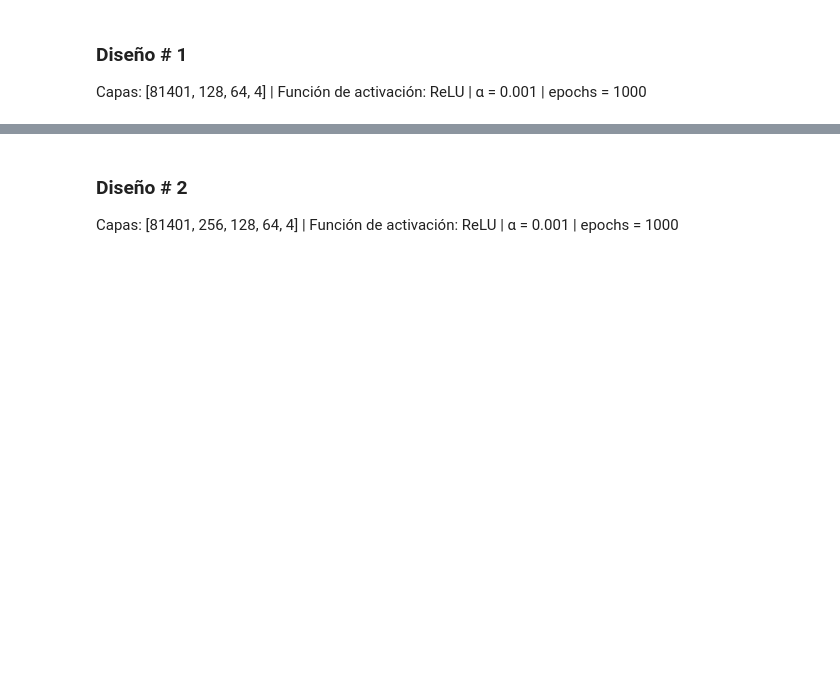
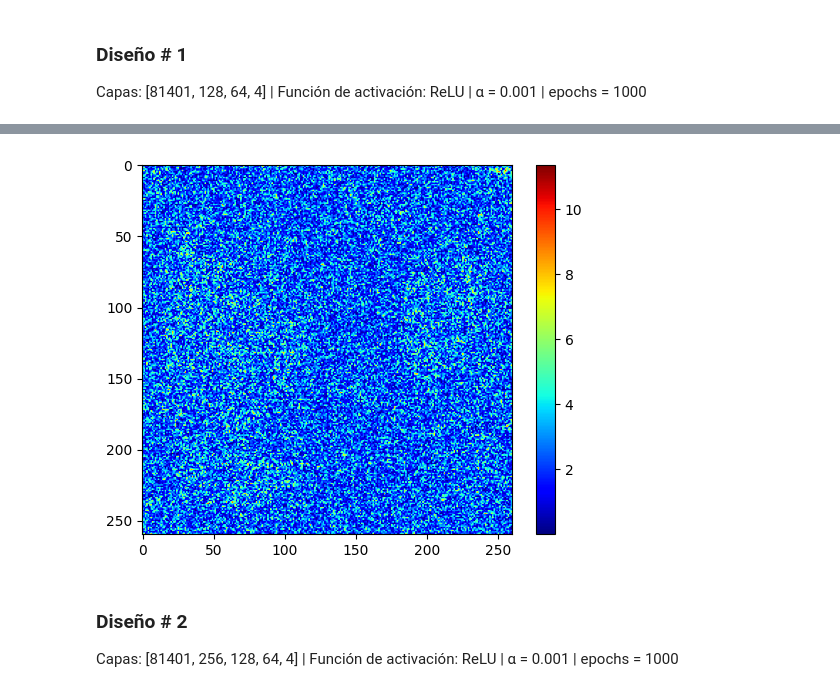
Before and after one commit to JulianCamacho/CE-5506-Reconocimiento-de-Patrones, a Jupyter notebook: Proyecto2/Proyecto2.ipynb, the cells around one changed output, grey strips where cells are left out. Drawn from its saved outputs; the diff is of its cells as text; code cells hidden in the pictures; blank space fills up the shorter version.

```diff
--- a/Proyecto2/Proyecto2.ipynb
+++ b/Proyecto2/Proyecto2.ipynb
@@ -310,0 +307,84 @@ pil_image.show()
+# %%
+import torch
+import torch.nn as nn
+
+class MLP(nn.Module):
+    def __init__(self, input_dim, hidden_dim, output_dim):
+        super(MLP, self).__init__()
+        self.fc1 = nn.Linear(input_dim, hidden_dim)
+        self.fc2 = nn.Linear(hidden_dim, output_dim)
+
+    def forward(self, x):
+        x = torch.relu(self.fc1(x))
+        x = self.fc2(x)
+        return x
+
+# Prepare the pre-trained MLP model
+input_size = X_train_tensor.shape[1]
+print(input_size)
+hidden_sizes = 64
+num_classes = 4
+activation = F.relu
+model = MLP(input_size, hidden_sizes, num_classes)
+
+# Define the loss function and optimizer
+criterion = nn.MSELoss()
+optimizer = optim.Adam(model.parameters(), lr=0.001)
+
+# Training loop
+num_epochs = 30
+for epoch in range(num_epochs):
+    model.train()
+    optimizer.zero_grad()
+
+    # Forward pass
+    output = model(X_train_tensor)
+    loss = criterion(output, y_onehot)
+
+    # Backward pass and optimization
+    loss.backward()
+    optimizer.step()
+
+    # Print training loss
+    if (epoch+1) % 10 == 0:
+        print(f"Epoch: {epoch+1}/{num_epochs}, Loss: {loss.item()}")
+
+# Save the trained model
+torch.save(model.state_dict(), 'trained_model.pth')
+# Load the trained model
+model = MLP(input_size, hidden_sizes, num_classes)
+model.load_state_dict(torch.load('trained_model.pth'))
+model.eval()
+
+# Function to calculate saliency map
+def calculate_saliency_map(model, input_data):
+    input_data = input_data.unsqueeze(0)  # Add an extra dimension for batch size if needed
+    #input_data = input_data.reshape(1, 3, 260, 260)
+    input_data.requires_grad = True
+    #input_data.requires_grad_()
+
+    # Forward pass to get the predicted class score
+    model_output = model(input_data)
+    predicted_class = torch.argmax(model_output)
+
+    # Calculate gradients of the predicted class score with respect to the input
+    #model.zero_grad()
+    model_output[0, predicted_class].backward()
+
+    # Calculate the absolute values of the gradients
+    gradients = 10000*input_data.grad.data.abs()
+    print(gradients)
+    saliency_map = torch.max(gradients, dim=1)[0].squeeze().detach().numpy()
+    print(saliency_map)
+    return gradients
+
+input_index = 8  # Index of the input you want to visualize
+input_data = X_train_tensor[input_index]  # Replace "your_input_data" with your actual input data
+print(X_test_tensor)
+saliency_map_ = calculate_saliency_map(model, input_data)
+print('a', saliency_map_.shape)
+reshaped_saliency_map = saliency_map_.reshape(260, 260)
+plt.imshow(reshaped_saliency_map, cmap='jet')
+plt.colorbar()
+plt.show()
+# %% [output]
@@ -311,3 +405,4 @@ pil_image.show()
+[figure, added]
 # %% [markdown]
 ### Diseño # 2
 Capas: [81401, 256, 128, 64, 4] | Función de activación: ReLU | α = 0.001 | epochs = 1000
```
Also changed, not shown: parts of 6 cells of this notebook, 6 other files.
